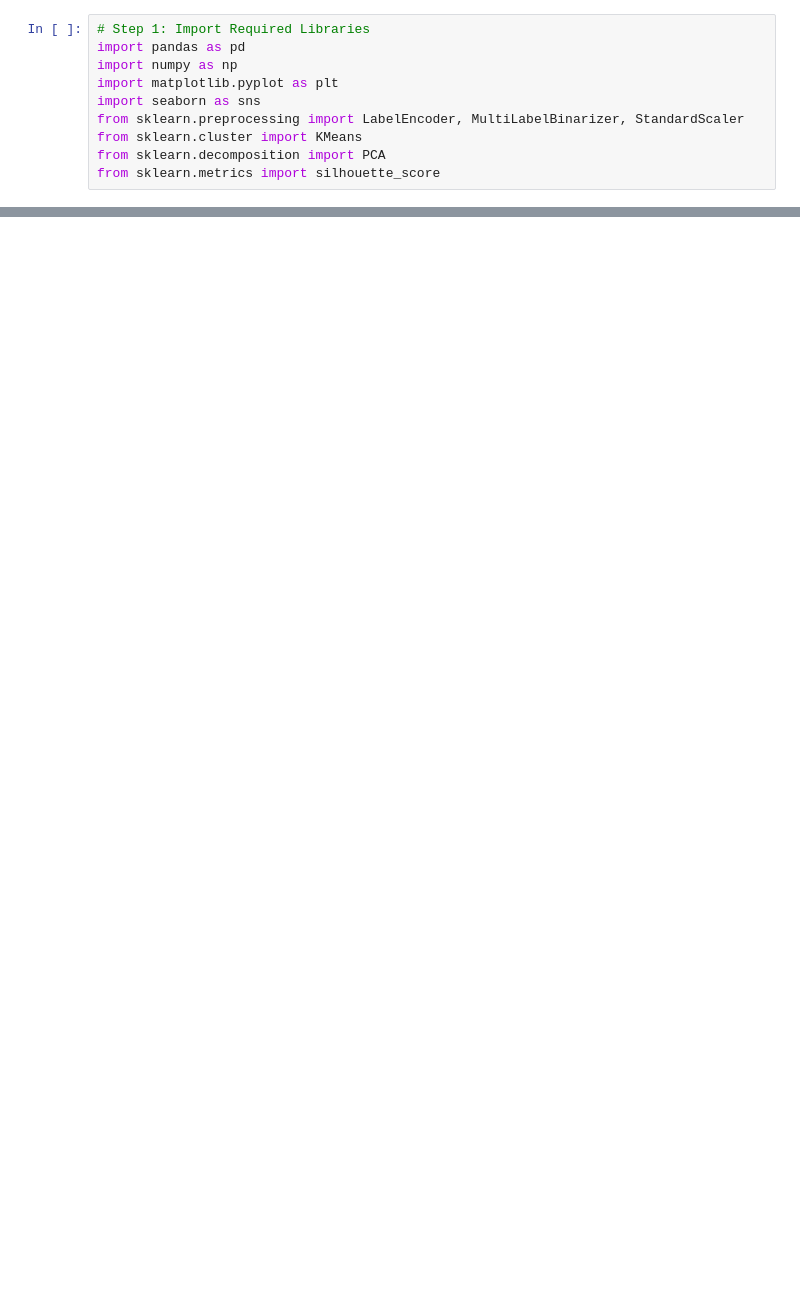
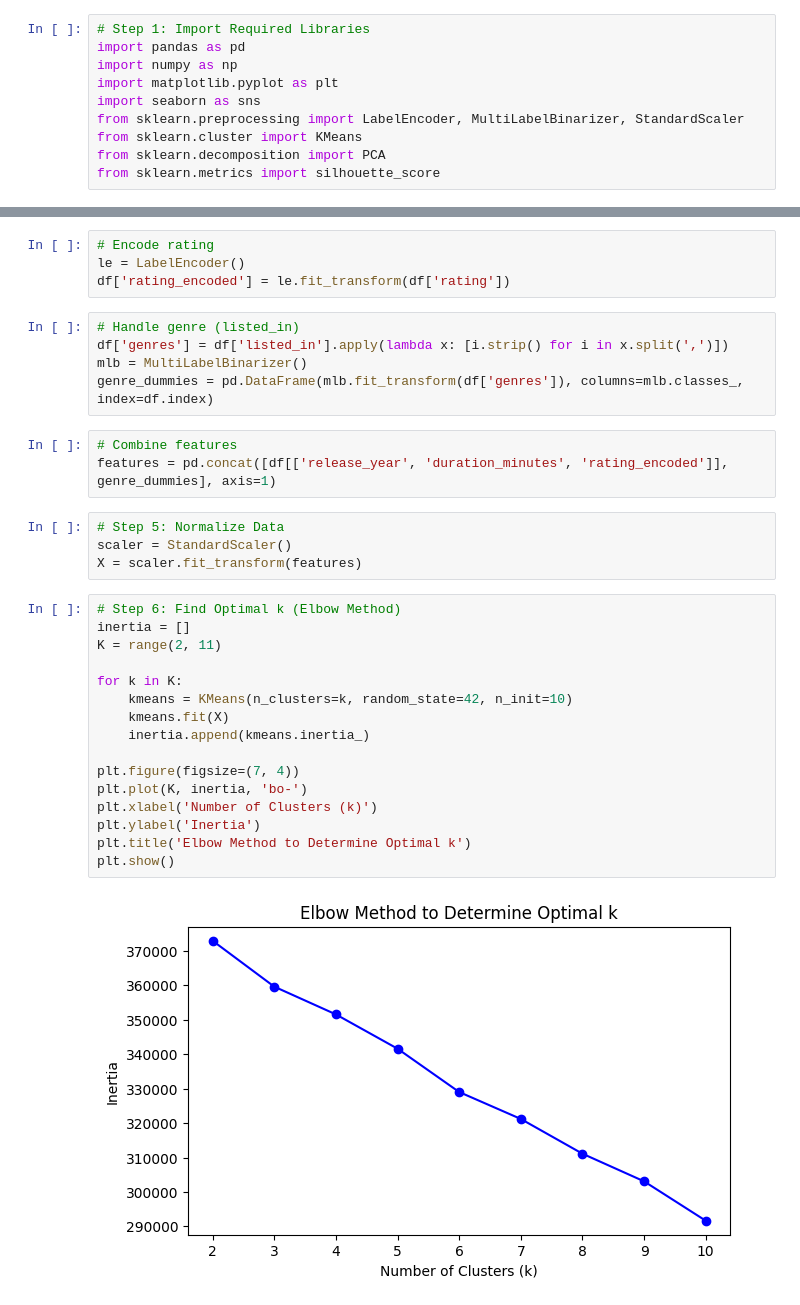
Before and after one commit to saniyaacharya04/Netflix-Show-Clustering, a Jupyter notebook: notebooks/netflix_clustering.ipynb, the cells around one changed output, grey strips where cells are left out. Cells and saved outputs as stored; diff of their text form; blank space fills up the shorter version.

```diff
--- a/notebooks/netflix_clustering.ipynb
+++ b/notebooks/netflix_clustering.ipynb
@@ -17,0 +70,34 @@ EmptyDataError: No columns to parse from file
+# %%
+# Encode rating
+le = LabelEncoder()
+df['rating_encoded'] = le.fit_transform(df['rating'])
+# %%
+# Handle genre (listed_in)
+df['genres'] = df['listed_in'].apply(lambda x: [i.strip() for i in x.split(',')])
+mlb = MultiLabelBinarizer()
+genre_dummies = pd.DataFrame(mlb.fit_transform(df['genres']), columns=mlb.classes_, index=df.index)
+# %%
+# Combine features
+features = pd.concat([df[['release_year', 'duration_minutes', 'rating_encoded']], genre_dummies], axis=1)
+# %%
+# Step 5: Normalize Data
+scaler = StandardScaler()
+X = scaler.fit_transform(features)
+# %%
+# Step 6: Find Optimal k (Elbow Method)
+inertia = []
+K = range(2, 11)
+
+for k in K:
+    kmeans = KMeans(n_clusters=k, random_state=42, n_init=10)
+    kmeans.fit(X)
+    inertia.append(kmeans.inertia_)
+
+plt.figure(figsize=(7, 4))
+plt.plot(K, inertia, 'bo-')
+plt.xlabel('Number of Clusters (k)')
+plt.ylabel('Inertia')
+plt.title('Elbow Method to Determine Optimal k')
+plt.show()
+# %% [output]
+[figure, added]
```
Also changed, not shown: parts of 13 cells of this notebook, 6 other files.
